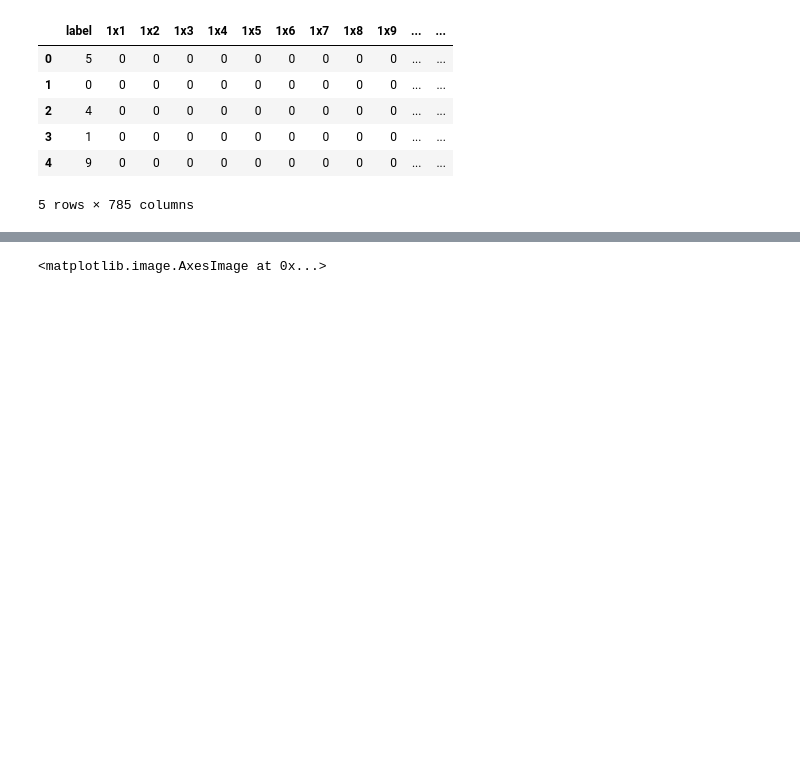
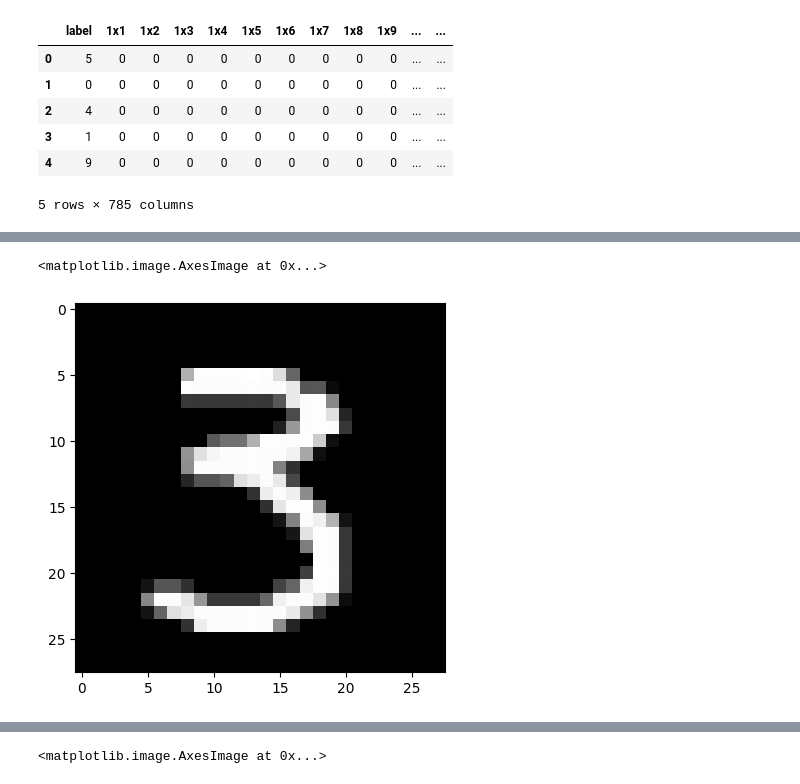
Before and after one commit to tombrooks248/digit_recogniser, a Jupyter notebook: notebooks/Digit_recogniser_precproc_train.ipynb, the cells around one changed output, grey strips where cells are left out. Drawn from its saved outputs; the diff is of its cells as text; code cells hidden in the pictures; blank space fills up the shorter version.

```diff
--- a/notebooks/Digit_recogniser_precproc_train.ipynb
+++ b/notebooks/Digit_recogniser_precproc_train.ipynb
@@ -48,0 +80,5 @@ X_train, X_val, y_train, y_val = train_test_split(df_train, label, test_size= 0.
+# %%
+plt.imshow(X_train[3510], cmap = "gray")
+# %% [output]
+<matplotlib.image.AxesImage at 0x...>
+[figure, added]
```
Also changed, not shown: parts of 26 cells of this notebook, 4 other files.
